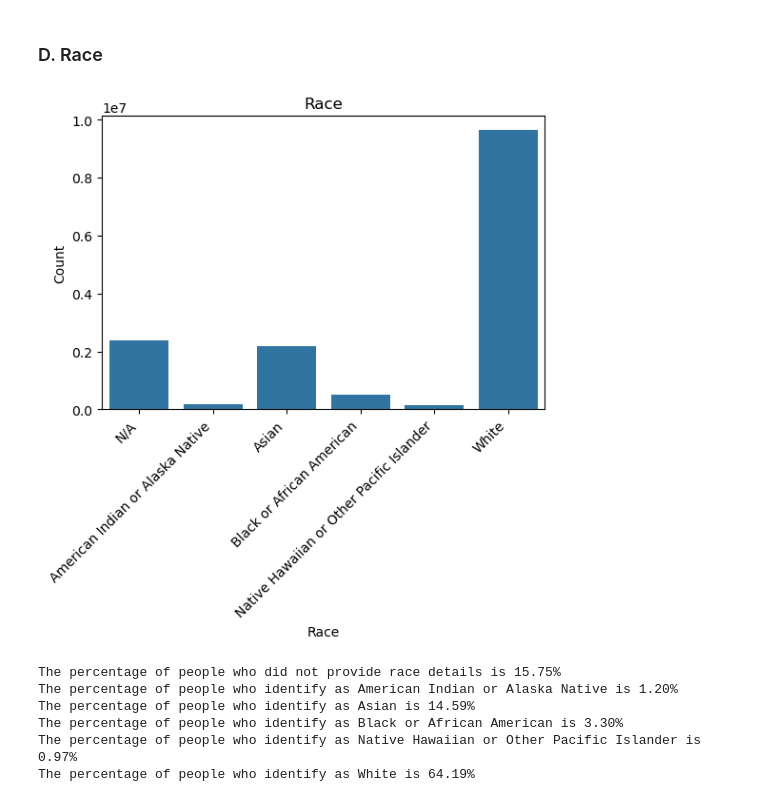
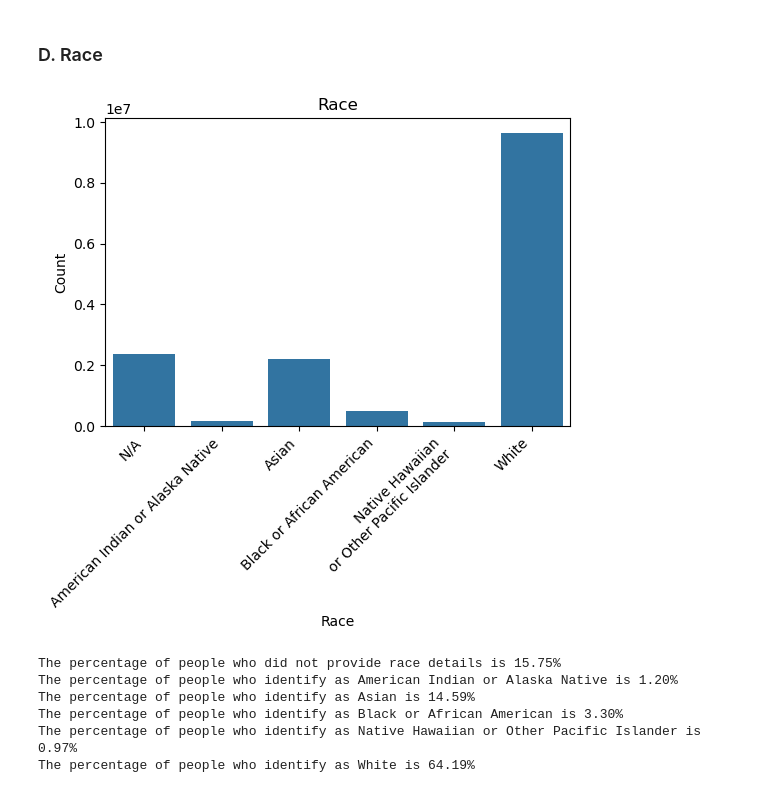
Before and after one commit to jdhilee/fairness_smoke_alarm, a Jupyter notebook: src/eda_hmda_2007_2017.ipynb, the cells around one changed output. Saved outputs shown, nothing was run; the diff lists cells and outputs as text; code cells hidden in the pictures.

```diff
--- a/src/eda_hmda_2007_2017.ipynb
+++ b/src/eda_hmda_2007_2017.ipynb
@@ -456,22 +456,22 @@ The percentage of mortgages not secured by a lien is 0.93%
 # %%
 # View the race categories
 
 plt.figure(figsize=(6, 4))
 
 ax = sns.countplot(data = hmda, x = 'race')
 
 ax.set_xticks([0, 1, 2, 3, 4, 5])  # positions of the bars
 ax.set_xticklabels(['N/A', 'American Indian or Alaska Native', 'Asian', 'Black or African American',
-                    'Native Hawaiian or Other Pacific Islander', 'White'])
+                    'Native Hawaiian\n or Other Pacific Islander', 'White'])
 
 plt.title('Race')
 plt.xlabel('Race')
 plt.xticks(rotation=45, ha="right")
 plt.ylabel('Count')
 
 plt.show()
 # %% [output]
-[figure, old version]
+[figure, new version]
 # %%
 # Count observations in each race category
 counts_race = hmda["race"].value_counts().sort_index()
```
Also changed, not shown: parts of 12 cells of this notebook.
